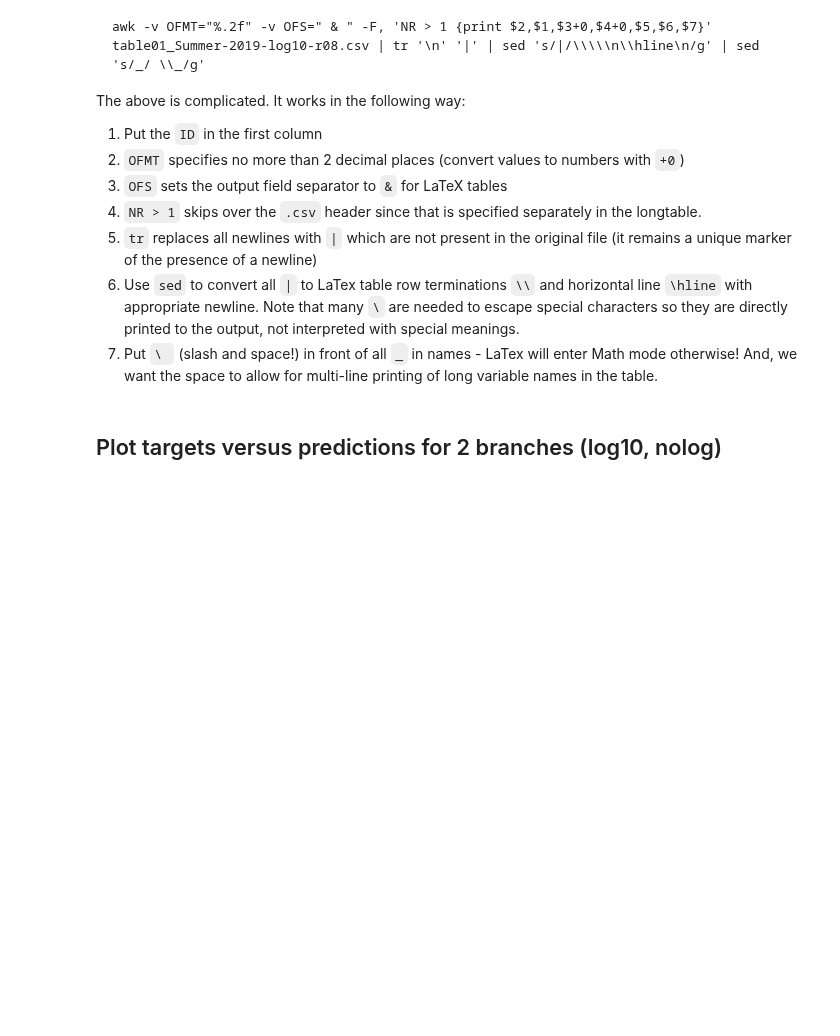
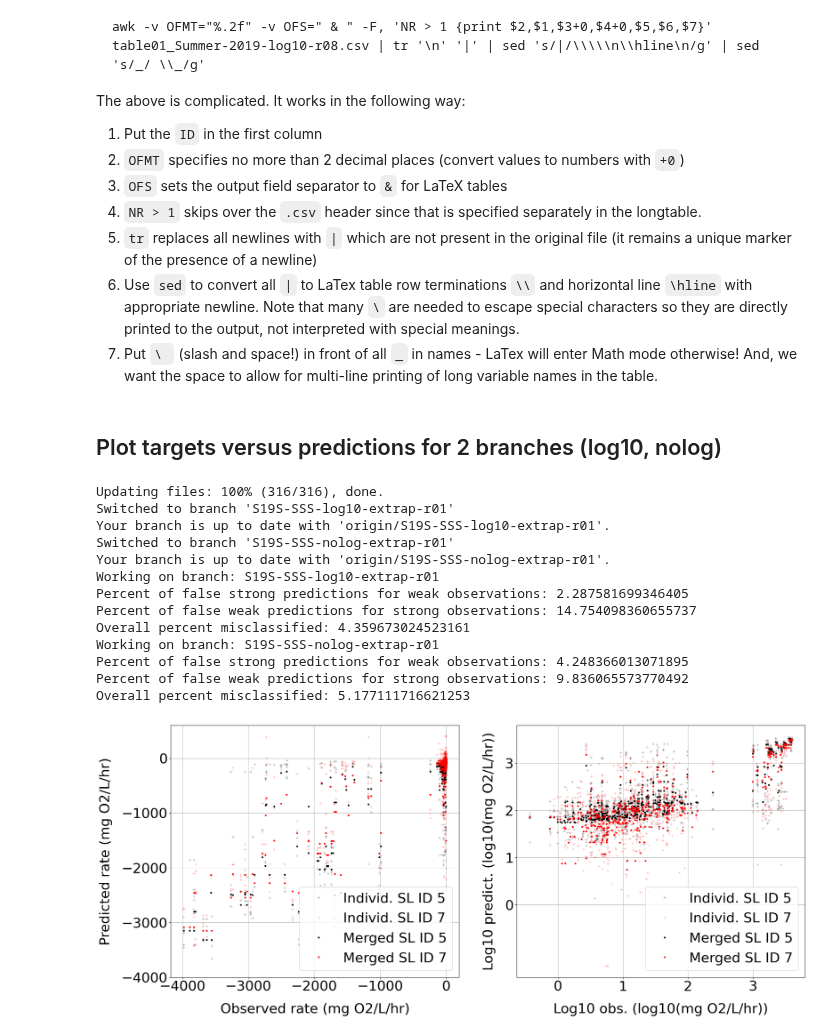
Before and after one commit to parallelworks/sl-archive-whondrs, a Jupyter notebook: examples/fig04-05-06-ML-results.ipynb, the cells around one changed output. Drawn from its saved outputs; the diff is of its cells as text; code cells hidden in the pictures; blank space fills up the shorter version.

```diff
--- a/examples/fig04-05-06-ML-results.ipynb
+++ b/examples/fig04-05-06-ML-results.ipynb
@@ -558,7 +572,7 @@ branch1 = 'S19S-SSS-log10-extrap-r01'
 branch2 = 'S19S-SSS-nolog-extrap-r01'
 
 # Set up plot axes
-fig, [ax1, ax2] = plt.subplots(1,2,figsize=(20,7))
+fig, [ax1, ax2] = plt.subplots(1,2,figsize=(25,10))
 
 # Plot 1:1 lines underneath everything
 # Comment out since grid is more informative.
@@ -574,14 +588,14 @@ fig, [ax1, ax2] = plt.subplots(1,2,figsize=(20,7))
 for ll in range(0,num_sl):
     b1_scatter = pd.read_csv(repo_prefix+repo_name+'/ml_models/sl_'+str(int(ll))+'/sl_scatter_test.csv')
 
-    ax1.plot(
+    ax1_handle_individual_sl_b1, = ax1.plot(
         b1_scatter['target'],
         b1_scatter['predicted'],
-        'k+',alpha=0.2)
-    ax2.plot(
+        'k+',alpha=0.3)
+    ax2_handle_individual_sl_b1, = ax2.plot(
         np.log10(np.abs(b1_scatter['target'])),
         np.log10(np.abs(b1_scatter['predicted'])),
-        'k+',alpha=0.2)
+        'k+',alpha=0.3)
 
 #======================================================================
 # Gather data from second branch and plot
@@ -591,14 +605,14 @@ for ll in range(0,num_sl):
 for ll in range(0,num_sl):
     b2_scatter = pd.read_csv(repo_prefix+repo_name+'/ml_models/sl_'+str(int(ll))+'/sl_scatter_test.csv')
 
-    ax1.plot(
+    ax1_handle_individual_sl_b2, = ax1.plot(
         b2_scatter['target'],
         b2_scatter['predicted'],
-        'r+',alpha=0.2)
-    ax2.plot(
+        'r+',alpha=0.3)
+    ax2_handle_individual_sl_b2, = ax2.plot(
         np.log10(np.abs(b2_scatter['target'])),
         np.log10(np.abs(b2_scatter['predicted'])),
-        'r+',alpha=0.2)
+        'r+',alpha=0.3)
 
 #=======================================================================
 # We already have the overall average values, so plot those now so they
@@ -608,6 +622,8 @@ for ll in range(0,num_sl):
 # Loop over the two branches
 dot_color=['k','r']
 
+ax1_handle_merged_sl_list=[]
+ax2_handle_merged_sl_list=[]
 for ll, bb in enumerate([branch1, branch2]):
 
     print("Working on branch: "+bb)
@@ -622,15 +638,17 @@ for ll, bb in enumerate([branch1, branch2]):
         lsuffix="_predict",
         rsuffix="_observe")
 
-    ax1.plot(
+    ax1_handle_merged_sl, = ax1.plot(
         merged_scatter["Normalized_Respiration_Rate_mg_DO_per_H_per_L_sediment_observe"],
         merged_scatter["Normalized_Respiration_Rate_mg_DO_per_H_per_L_sediment_predict"],
         dot_color[ll]+'.')
+    ax1_handle_merged_sl_list.append(ax1_handle_merged_sl)
 
-    ax2.plot(
+    ax2_handle_merged_sl, = ax2.plot(
         np.log10(np.abs(merged_scatter["Normalized_Respiration_Rate_mg_DO_per_H_per_L_sediment_observe"])),
         np.log10(np.abs(merged_scatter["Normalized_Respiration_Rate_mg_DO_per_H_per_L_sediment_predict"])),
         dot_color[ll]+'.')
+    ax2_handle_merged_sl_list.append(ax2_handle_merged_sl)
 
     # Count the number of misclassified points
     weak_obs = np.squeeze(
@@ -649,36 +667,61 @@ for ll, bb in enumerate([branch1, branch2]):
               weak_obs["Normalized_Respiration_Rate_mg_DO_per_H_per_L_sediment_predict"] < -500])[0]
 
     false_weak_in_strong = np.shape(
         strong_obs[
               strong_obs["Normalized_Respiration_Rate_mg_DO_per_H_per_L_sediment_predict"] >= -500])[0]
 
     print('Percent of false strong predictions for weak observations: '+
       str(100.0*false_strong_in_weak/total_weak))
 
     # Find the percentage of false weak in strong data:
     print('Percent of false weak predictions for strong observations: '+
       str(100.0*false_weak_in_strong/total_strong))
 
     print('Overall percent misclassified: '+
       str(100.0*(false_strong_in_weak+false_weak_in_strong)/(total_weak+total_strong)))
 
 
 # Major ticks every 20, minor ticks every 5
-major_ticks = np.arange(-4000, 500, 500)
+major_ticks = np.arange(-4000, 1000, 1000)
 ax1.set_xticks(major_ticks)
 ax1.set_yticks(major_ticks)
 ax1.grid()
 
-ax1.set_ylabel('Predicted respiration rate (mg O2/L/hr)', fontsize=18)
-ax1.set_xlabel('Observed respiration rate (mg O2/L/hr)', fontsize=18)
+ax1.set_ylabel('Predicted rate (mg O2/L/hr)', labelpad=20) #, fontsize=18)
+ax1.set_xlabel('Observed rate (mg O2/L/hr)', labelpad=20) #, fontsize=18)
+ax1.legend(
+    [ax1_handle_individual_sl_b1,
+     ax1_handle_individual_sl_b2,
+     ax1_handle_merged_sl_list[0],
+     ax1_handle_merged_sl_list[1]],['Individ. SL ID 5','Individ. SL ID 7','Merged SL ID 5', 'Merged SL ID 7'])
 
-major_ticks = np.arange(-1, 4, 0.5)
+major_ticks = np.arange(0, 4, 1)
 ax2.set_xticks(major_ticks)
 ax2.set_yticks(major_ticks)
 ax2.grid()
 
-ax2.set_ylabel('Log10 of predictions (log10(mg O2/L/hr))', fontsize=18)
-ax2.set_xlabel('Log10 of observations (log10(mg O2/L/hr))', fontsize=18)
+ax2.set_ylabel('Log10 predict. (log10(mg O2/L/hr))', labelpad=20) #, fontsize=18)
+ax2.set_xlabel('Log10 obs. (log10(mg O2/L/hr))', labelpad=20) #, fontsize=18)
+ax2.legend(
+    [ax2_handle_individual_sl_b1,
+     ax2_handle_individual_sl_b2,
+     ax2_handle_merged_sl_list[0],
+     ax2_handle_merged_sl_list[1]],['Individ. SL ID 5','Individ. SL ID 7','Merged SL ID 5', 'Merged SL ID 7'])
 
 # Write plot to file
 plt.savefig('fig04-ML-scatter.pdf')
+# %% [output]
+Updating files: 100% (316/316), done.
+Switched to branch 'S19S-SSS-log10-extrap-r01'
+Your branch is up to date with 'origin/S19S-SSS-log10-extrap-r01'.
+Switched to branch 'S19S-SSS-nolog-extrap-r01'
+Your branch is up to date with 'origin/S19S-SSS-nolog-extrap-r01'.
+Working on branch: S19S-SSS-log10-extrap-r01
+Percent of false strong predictions for weak observations: 2.287581699346405
+Percent of false weak predictions for strong observations: 14.754098360655737
+Overall percent misclassified: 4.359673024523161
+Working on branch: S19S-SSS-nolog-extrap-r01
+Percent of false strong predictions for weak observations: 4.248366013071895
+Percent of false weak predictions for strong observations: 9.836065573770492
+Overall percent misclassified: 5.177111716621253
+[figure, added]
```
Also changed, not shown: parts of 3 cells of this notebook, 5 other files.
